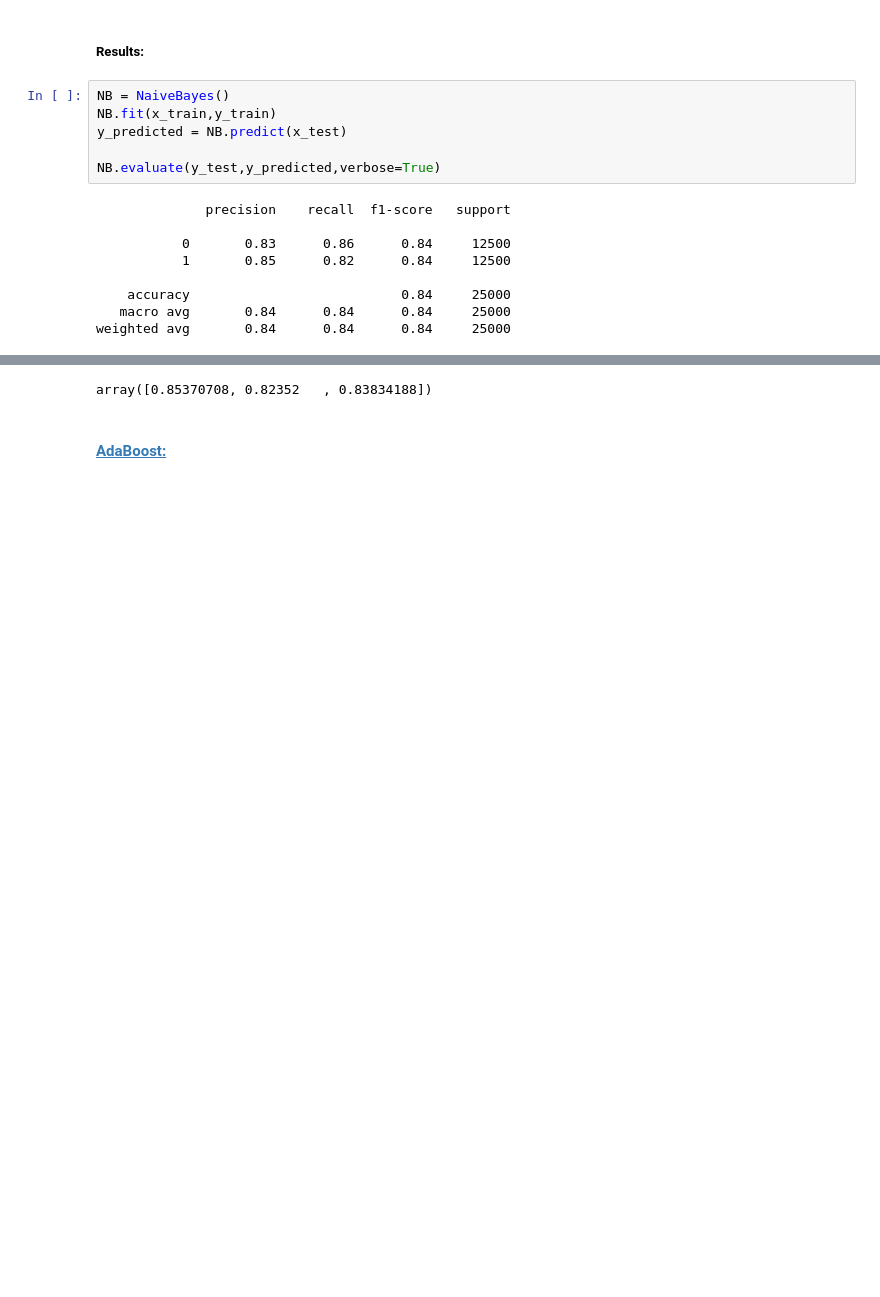
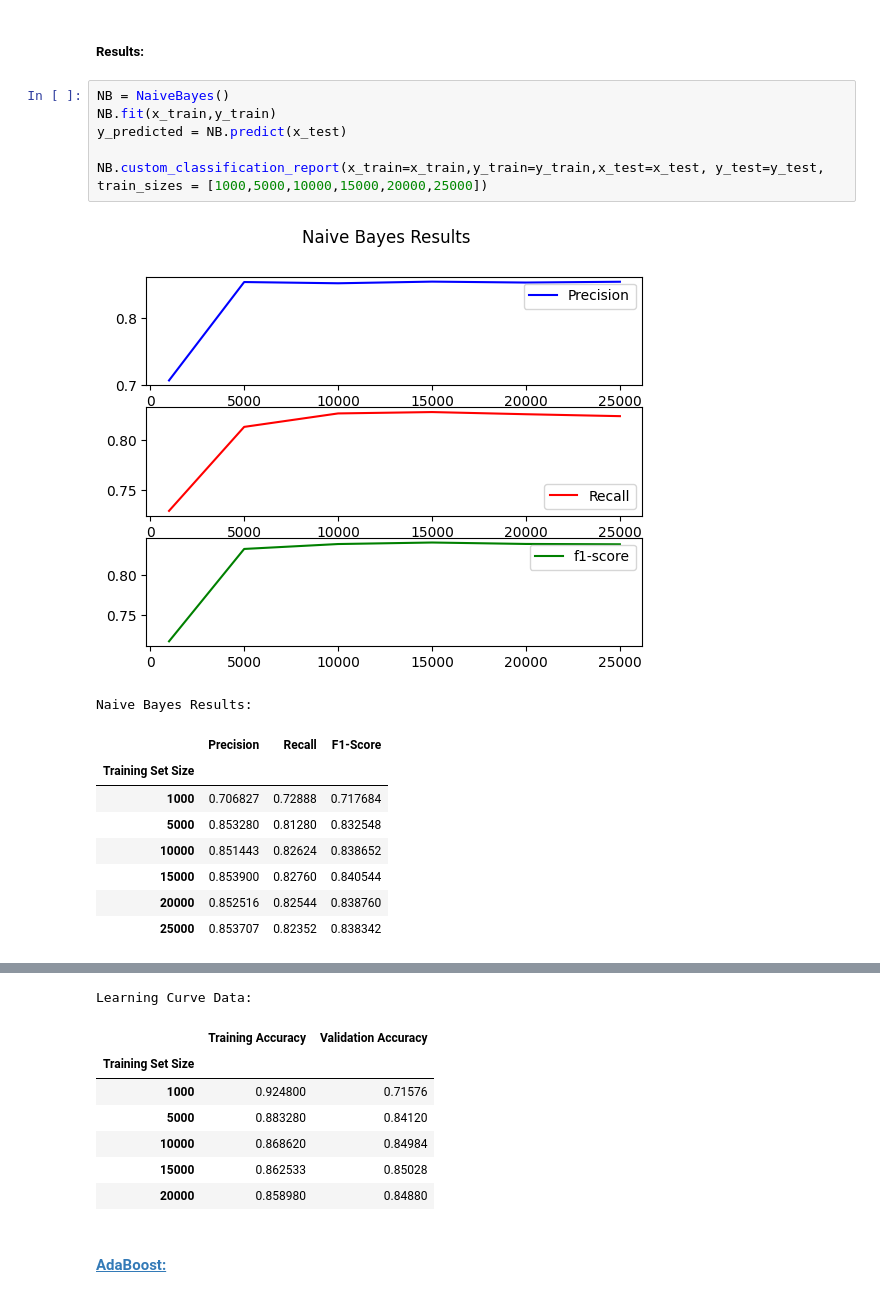
Before and after one commit to vleft02/IMDB-Review-Classification, a Jupyter notebook: ML.ipynb, the cells around one changed output, grey strips where cells are left out. Saved outputs shown, nothing was run; the diff lists cells and outputs as text; blank space fills up the shorter version.

```diff
--- a/ML.ipynb
+++ b/ML.ipynb
@@ -453,15 +495,17 @@ class NaiveBayes:
 # %%
 NB = NaiveBayes()
 NB.fit(x_train,y_train)
 y_predicted = NB.predict(x_test)
 
-NB.evaluate(y_test,y_predicted,verbose=True)
+NB.custom_classification_report(x_train=x_train,y_train=y_train,x_test=x_test, y_test=y_test, train_sizes = [1000,5000,10000,15000,20000,25000])
 # %% [output]
+[figure, added]
-              precision    recall  f1-score   support
-
-           0       0.83      0.86      0.84     12500
-           1       0.85      0.82      0.84     12500
-
-    accuracy                           0.84     25000
-   macro avg       0.84      0.84      0.84     25000
-weighted avg       0.84      0.84      0.84     25000
+Naive Bayes Results:
+|  | Precision | Recall | F1-Score |
+| Training Set Size |  |  |  |
+| 1000 | 0.706827 | 0.72888 | 0.717684 |
+| 5000 | 0.853280 | 0.81280 | 0.832548 |
+| 10000 | 0.851443 | 0.82624 | 0.838652 |
+| 15000 | 0.853900 | 0.82760 | 0.840544 |
+| 20000 | 0.852516 | 0.82544 | 0.838760 |
+| 25000 | 0.853707 | 0.82352 | 0.838342 |
@@ -468,4 +513,11 @@ weighted avg       0.84      0.84      0.84     25000
-array([0.85370708, 0.82352   , 0.83834188])
+Learning Curve Data:
+|  | Training Accuracy | Validation Accuracy |
+| Training Set Size |  |  |
+| 1000 | 0.924800 | 0.71576 |
+| 5000 | 0.883280 | 0.84120 |
+| 10000 | 0.868620 | 0.84984 |
+| 15000 | 0.862533 | 0.85028 |
+| 20000 | 0.858980 | 0.84880 |
 # %% [markdown]
 
 #### [AdaBoost:](Machine-Learning-Algorithms/AdaBoost.py)
```
Also changed, not shown: parts of 5 cells of this notebook, 2 other files.
